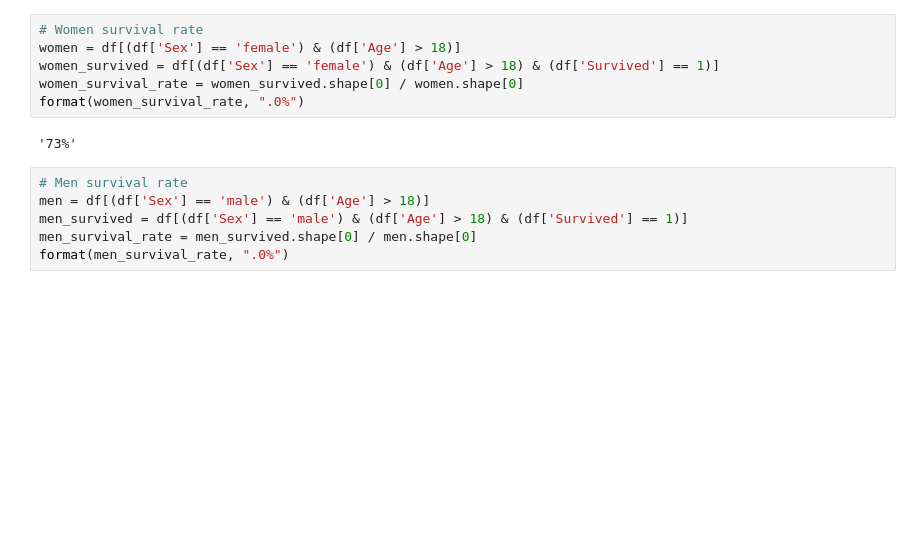
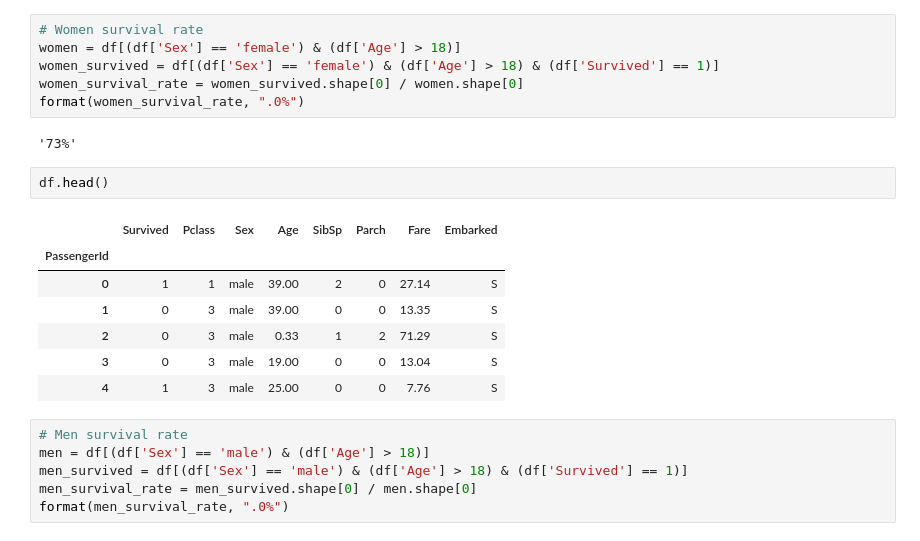
Before and after one commit to angsitt/rs-ml-intro-for-review, a Jupyter notebook: 2_data_exploration/eda.ipynb, the cells around one changed output. Cells and saved outputs as stored; diff of their text form; blank space fills up the shorter version.

```diff
--- a/2_data_exploration/eda.ipynb
+++ b/2_data_exploration/eda.ipynb
@@ -209,6 +209,16 @@ women_survival_rate = women_survived.shape[0] / women.shape[0]
 format(women_survival_rate, ".0%")
 # %% [output]
 '73%'
+# %%
+df.head()
+# %% [output]
+|  | Survived | Pclass | Sex | Age | SibSp | Parch | Fare | Embarked |
+| PassengerId |  |  |  |  |  |  |  |  |
+| 0 | 1 | 1 | male | 39.00 | 2 | 0 | 27.14 | S |
+| 1 | 0 | 3 | male | 39.00 | 0 | 0 | 13.35 | S |
+| 2 | 0 | 3 | male | 0.33 | 1 | 2 | 71.29 | S |
+| 3 | 0 | 3 | male | 19.00 | 0 | 0 | 13.04 | S |
+| 4 | 1 | 3 | male | 25.00 | 0 | 0 | 7.76 | S |
 # %%
 # Men survival rate
 men = df[(df['Sex'] == 'male') & (df['Age'] > 18)]
```
Also changed, not shown: parts of 8 cells of this notebook.
